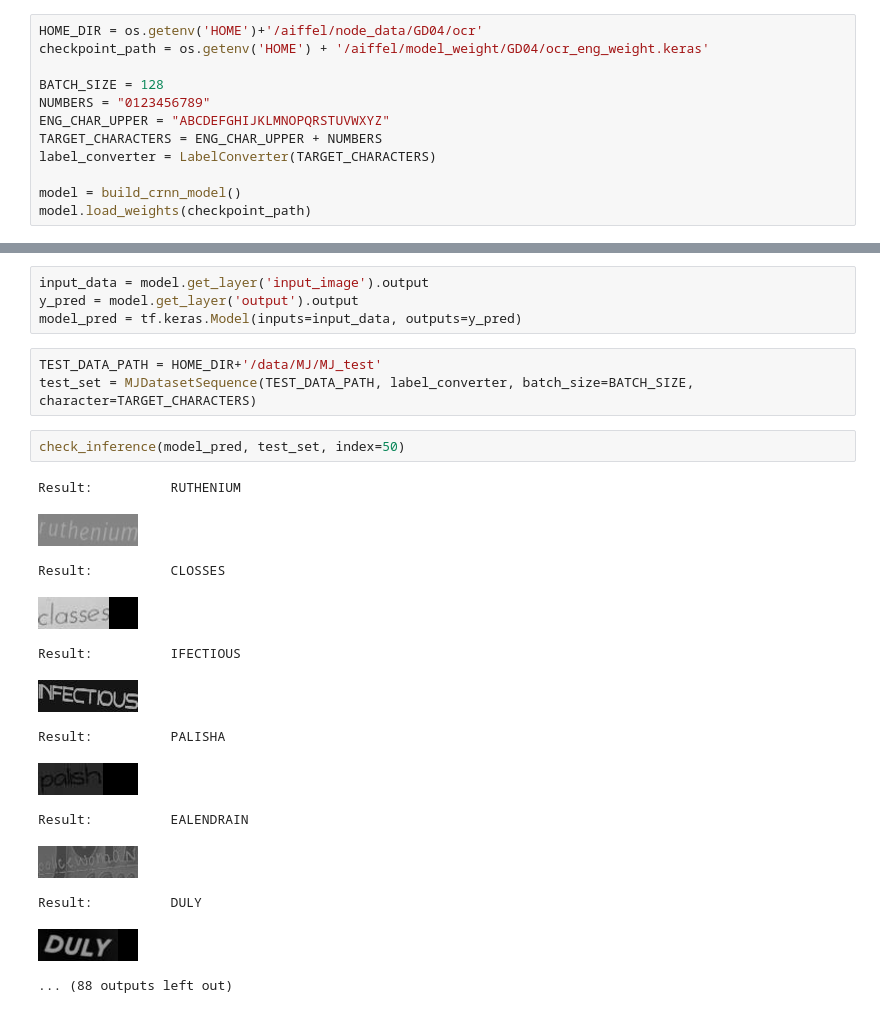
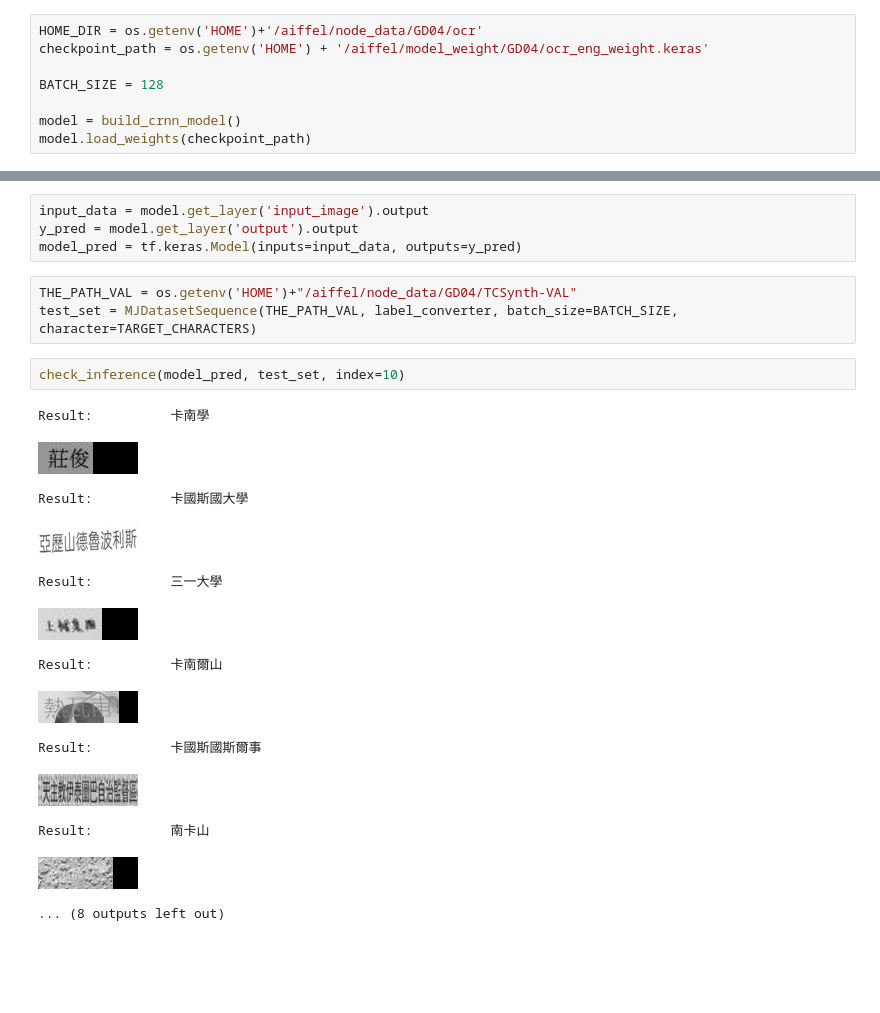
Before and after one commit to yengerche/AIFFEL_quest_rs, a Jupyter notebook: GoingDeeper/GD04/GD04_3.ipynb, the cells around one changed output, grey strips where cells are left out. Cells and saved outputs as stored; diff of their text form; blank space fills up the shorter version.

```diff
--- a/GoingDeeper/GD04/GD04_3.ipynb
+++ b/GoingDeeper/GD04/GD04_3.ipynb
@@ -420,10 +432,6 @@ HOME_DIR = os.getenv('HOME')+'/aiffel/node_data/GD04/ocr'
 checkpoint_path = os.getenv('HOME') + '/aiffel/model_weight/GD04/ocr_eng_weight.keras'
 
 BATCH_SIZE = 128
-NUMBERS = "0123456789"
-ENG_CHAR_UPPER = "ABCDEFGHIJKLMNOPQRSTUVWXYZ"
-TARGET_CHARACTERS = ENG_CHAR_UPPER + NUMBERS
-label_converter = LabelConverter(TARGET_CHARACTERS)
 
 model = build_crnn_model()
 model.load_weights(checkpoint_path)
@@ -434,21 +442,21 @@ input_data = model.get_layer('input_image').output
 y_pred = model.get_layer('output').output
 model_pred = tf.keras.Model(inputs=input_data, outputs=y_pred)
 # %%
-TEST_DATA_PATH = HOME_DIR+'/data/MJ/MJ_test'
-test_set = MJDatasetSequence(TEST_DATA_PATH, label_converter, batch_size=BATCH_SIZE, character=TARGET_CHARACTERS)
+THE_PATH_VAL = os.getenv('HOME')+"/aiffel/node_data/GD04/TCSynth-VAL"
+test_set = MJDatasetSequence(THE_PATH_VAL, label_converter, batch_size=BATCH_SIZE, character=TARGET_CHARACTERS)
 # %%
-check_inference(model_pred, test_set, index=50)
+check_inference(model_pred, test_set, index=10)
 # %% [output]
-Result:          RUTHENIUM
+Result:          卡南學
-[figure, old version]
+[figure, new version]
-Result:          CLOSSES
+Result:          卡國斯國大學
-[figure, old version]
+[figure, new version]
-Result:          IFECTIOUS
+Result:          三一大學
-[figure, old version]
+[figure, new version]
-Result:          PALISHA
+Result:          卡南爾山
-[figure, old version]
+[figure, new version]
-Result:          EALENDRAIN
+Result:          卡國斯國斯爾事
-[figure, old version]
+[figure, new version]
-Result:          DULY
+Result:          南卡山
-[figure, old version]
+[figure, new version]
-... (88 outputs left out)
+... (8 outputs left out)
```
Also changed, not shown: parts of 15 cells of this notebook, 7 other files.
